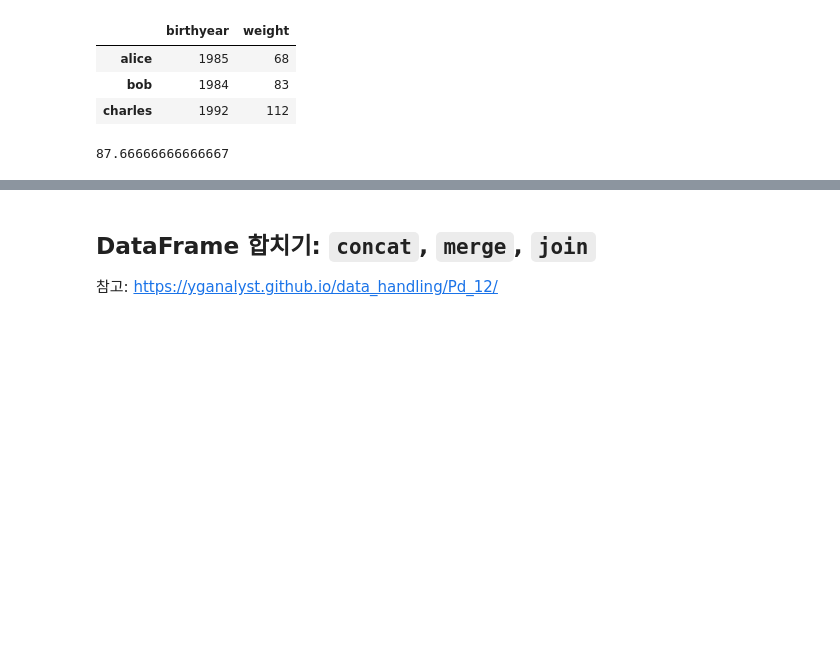
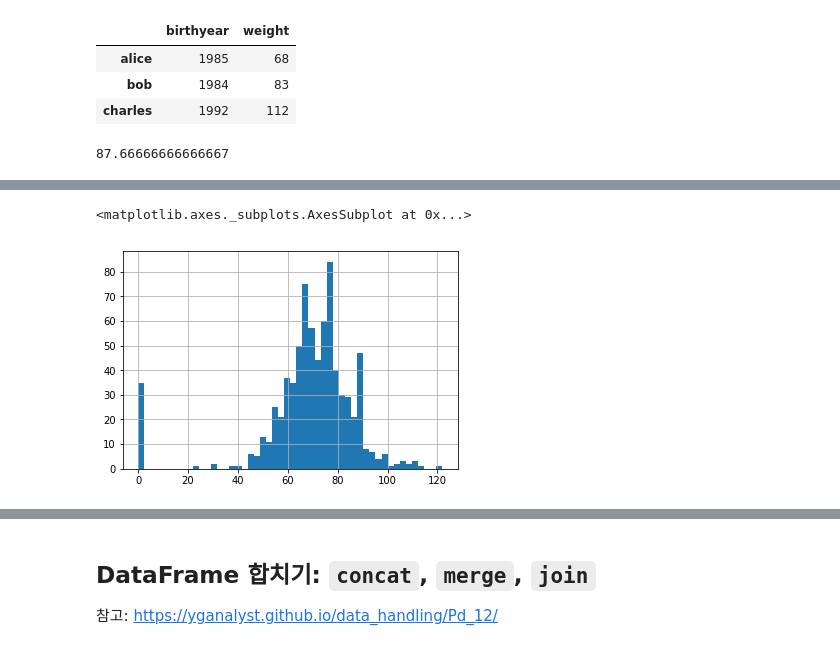
Before and after one commit to jinpyohong/data_science, a Jupyter notebook: Pandas.ipynb, the cells around one changed output, grey strips where cells are left out. Saved outputs shown, nothing was run; the diff lists cells and outputs as text; code cells hidden in the pictures; blank space fills up the shorter version.

```diff
--- a/Pandas.ipynb
+++ b/Pandas.ipynb
@@ -178,0 +413,5 @@ df.describe()
+# %%
+df3['혈압'].hist(bins=50)
+# %% [output]
+<matplotlib.axes._subplots.AxesSubplot at 0x...>
+[figure, added]
```
Also changed, not shown: parts of 48 cells of this notebook, 1 other file.
